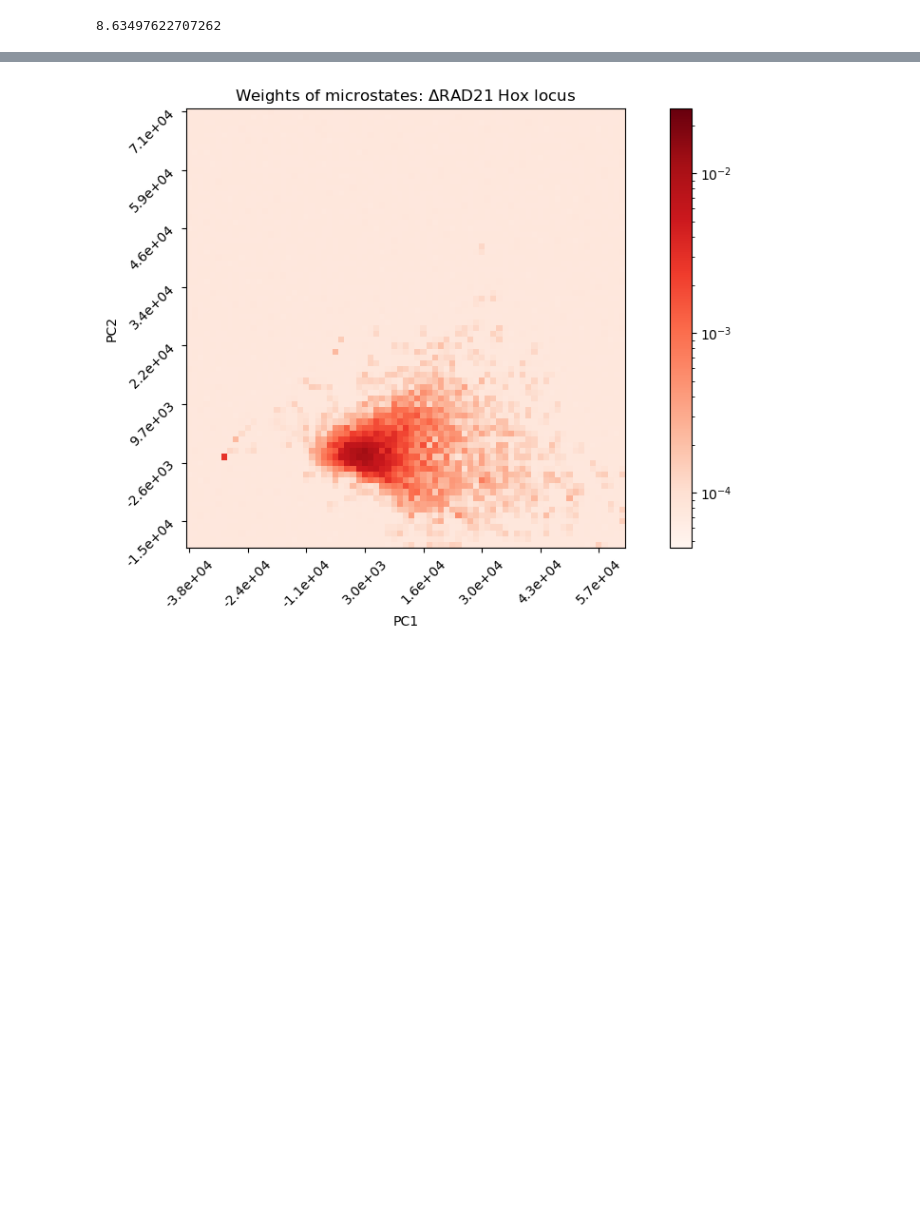
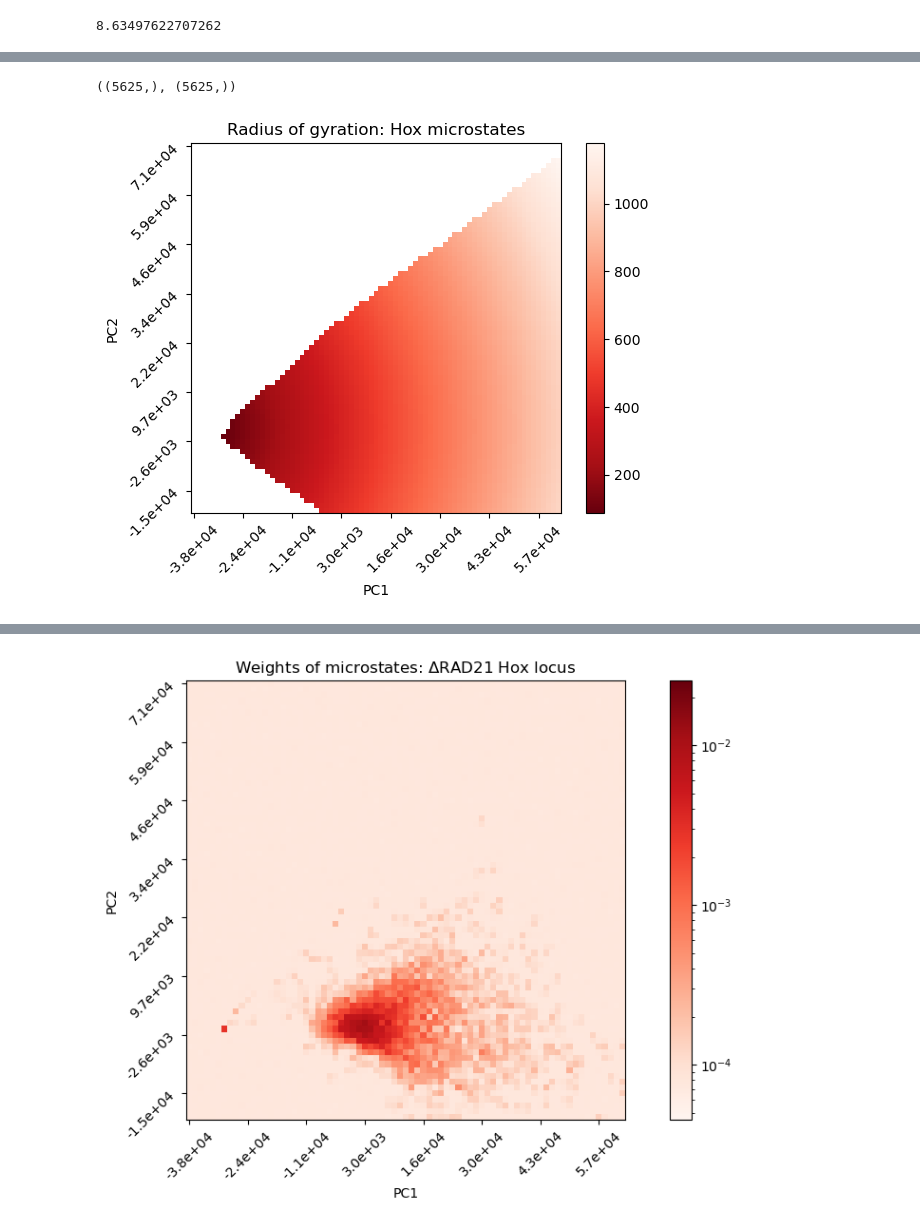
Before and after one commit to tee-udon/chromatin-ensemble-refinement, a Jupyter notebook: 20240925_AnalyzeToniaMCMC.ipynb, the cells around one changed output, grey strips where cells are left out. Drawn from its saved outputs; the diff is of its cells as text; code cells hidden in the pictures; blank space fills up the shorter version.

```diff
--- a/20240925_AnalyzeToniaMCMC.ipynb
+++ b/20240925_AnalyzeToniaMCMC.ipynb
@@ -346,3 +346,37 @@ ylabel_sox = np.array([f"{x:.1e}" for x in grid_sox['PC2'].unique()])[::10]
 # %%
 from matplotlib.colors import BoundaryNorm, ListedColormap
 from matplotlib.ticker import ScalarFormatter, LogFormatter
+# %%
+# D is the distance map matrix (N x N)
+# Calculate the radius of gyration from a distance map
+def radius_of_gyration(D):
+    N = D.shape[0]
+    Rg_squared = np.sum(D**2) / (2 * N**2)
+    return np.sqrt(Rg_squared)
+# %%
+# Calculate the radius of gyration for each microstate
+hox_Rg = np.array([radius_of_gyration(x.reshape(nHox, nHox)) for x in microstates_hox])
+sox_Rg = np.array([radius_of_gyration(x.reshape(nSox, nSox)) for x in microstates_sox])
+# %%
+# mask the microstates that have negative values
+hox_mask = np.any(microstates_hox <= -1, axis=1)
+sox_mask = np.any(microstates_sox <= -1, axis=1)
+
+hox_rg_masked = np.ma.masked_array(hox_Rg, mask=hox_mask)
+sox_rg_masked = np.ma.masked_array(sox_Rg, mask=sox_mask)
+# %%
+hox_Rg.shape, hox_mask.shape
+# %% [output]
+((5625,), (5625,))
+# %%
+# Plot the radius of gyration
+plt.imshow(hox_rg_masked.reshape(num_microstates, num_microstates).T, cmap='Reds_r')
+plt.colorbar()
+plt.title('Radius of gyration: Hox microstates')
+plt.xticks(np.arange(0, num_microstates, 10), xlabel_hox, rotation=45)
+plt.yticks(np.arange(0, num_microstates, 10), ylabel_hox, rotation=45)
+plt.xlabel('PC1')
+plt.ylabel('PC2')
+plt.savefig(os.path.join(save_dir, 'radius_of_gyration_hox.png'), dpi=300, bbox_inches='tight')
+# %% [output]
+[figure, added]
```
Also changed, not shown: parts of 4 cells of this notebook.
